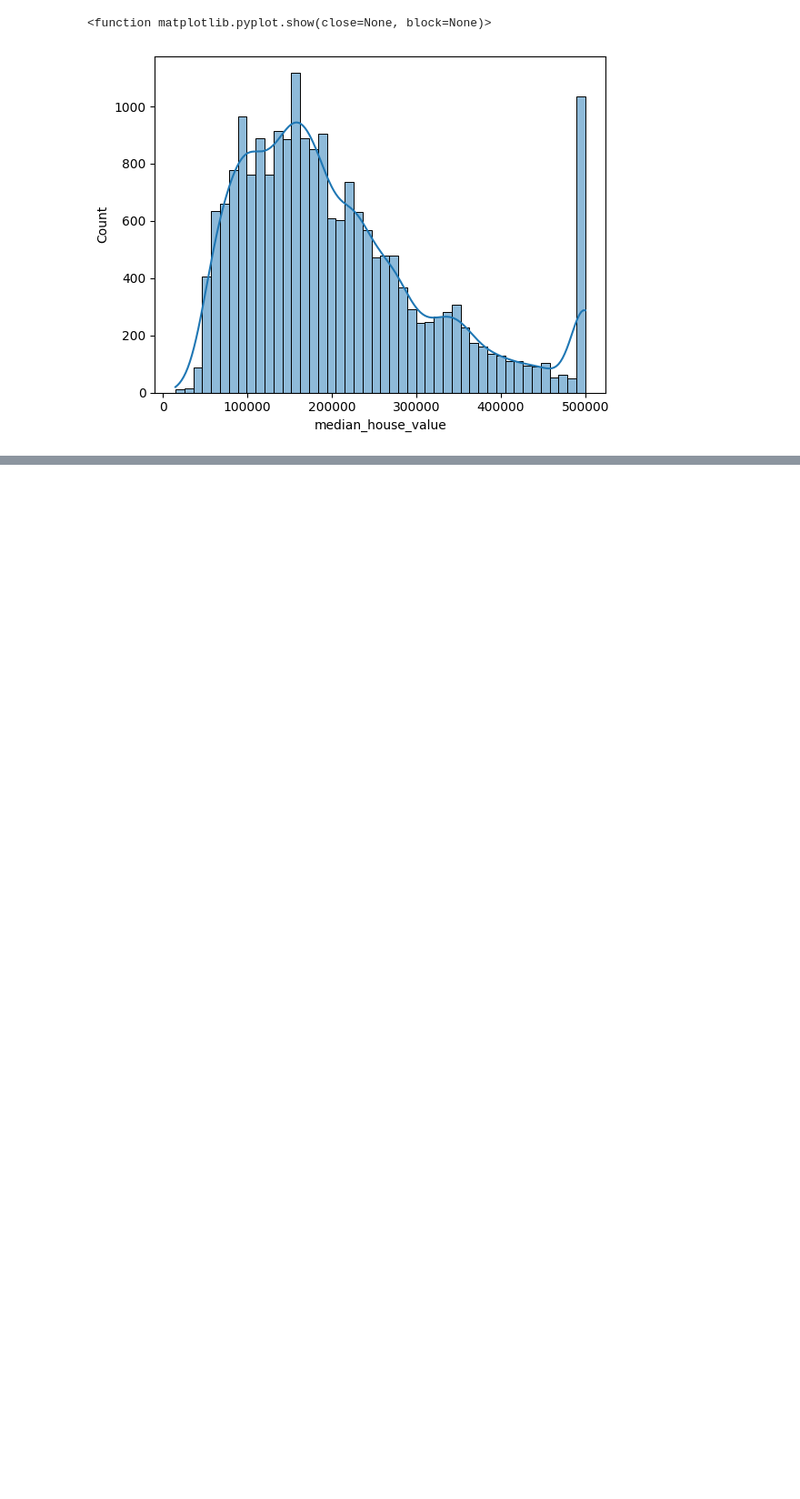
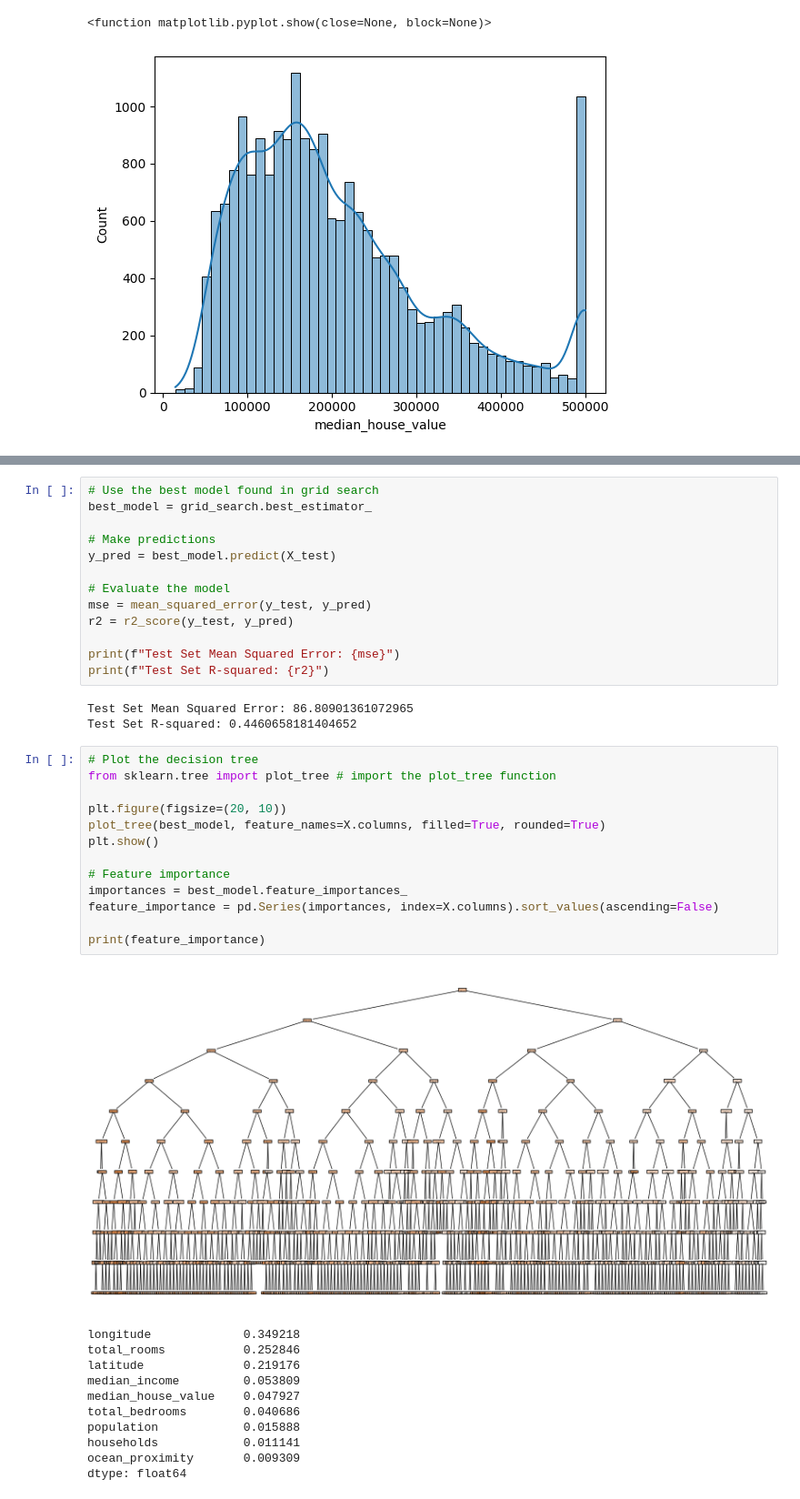
Before and after one commit to SD2504re/labphase, a Jupyter notebook: Untitled36.ipynb, the cells around one changed output, grey strips where cells are left out. Shown at 91% size. Saved outputs shown, nothing was run; the diff lists cells and outputs as text; blank space fills up the shorter version.

```diff
--- a/Untitled36.ipynb
+++ b/Untitled36.ipynb
@@ -124,0 +212,41 @@ plt.show
+# %%
+# Use the best model found in grid search
+best_model = grid_search.best_estimator_
+
+# Make predictions
+y_pred = best_model.predict(X_test)
+
+# Evaluate the model
+mse = mean_squared_error(y_test, y_pred)
+r2 = r2_score(y_test, y_pred)
+
+print(f"Test Set Mean Squared Error: {mse}")
+print(f"Test Set R-squared: {r2}")
+# %% [output]
+Test Set Mean Squared Error: 86.80901361072965
+Test Set R-squared: 0.4460658181404652
+# %%
+# Plot the decision tree
+from sklearn.tree import plot_tree # import the plot_tree function
+
+plt.figure(figsize=(20, 10))
+plot_tree(best_model, feature_names=X.columns, filled=True, rounded=True)
+plt.show()
+
+# Feature importance
+importances = best_model.feature_importances_
+feature_importance = pd.Series(importances, index=X.columns).sort_values(ascending=False)
+
+print(feature_importance)
+# %% [output]
+[figure, added]
+longitude             0.349218
+total_rooms           0.252846
+latitude              0.219176
+median_income         0.053809
+median_house_value    0.047927
+total_bedrooms        0.040686
+population            0.015888
+households            0.011141
+ocean_proximity       0.009309
+dtype: float64
```
Also changed, not shown: parts of 2 cells of this notebook.
